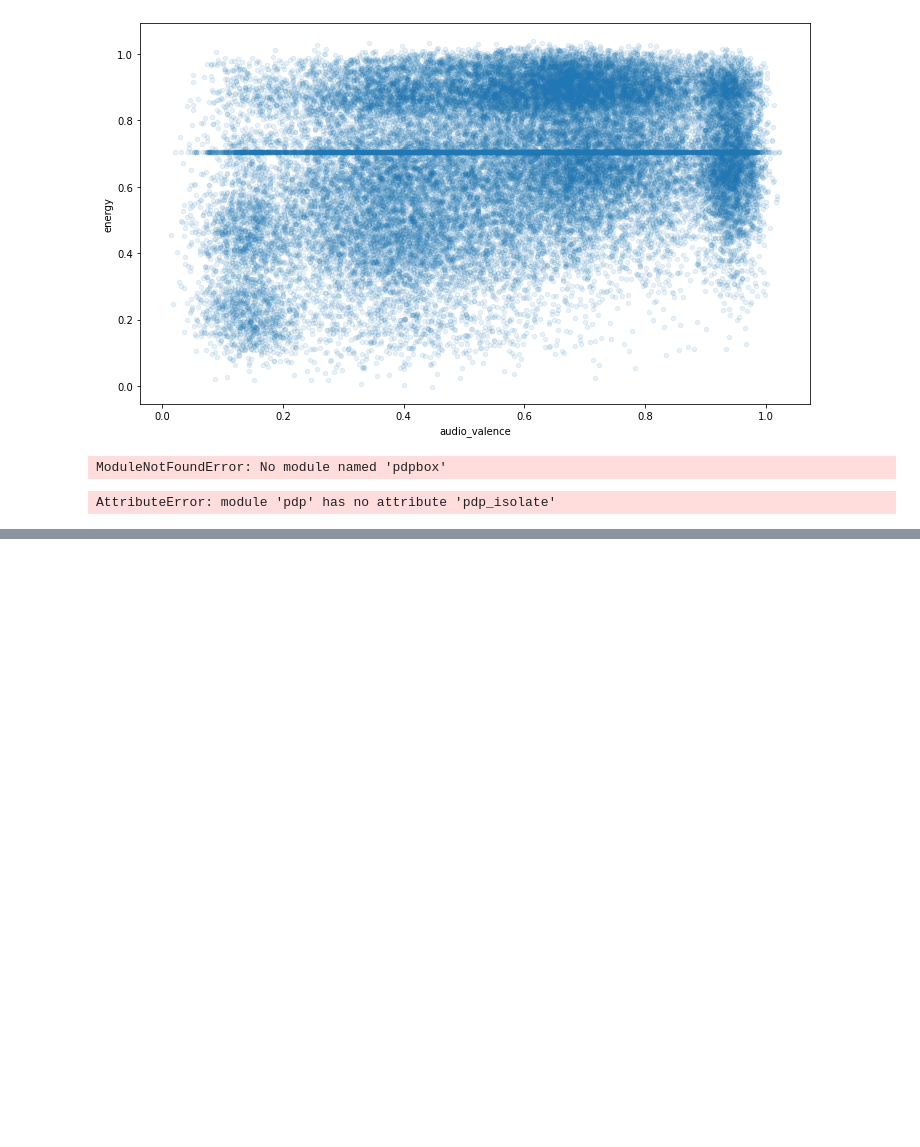
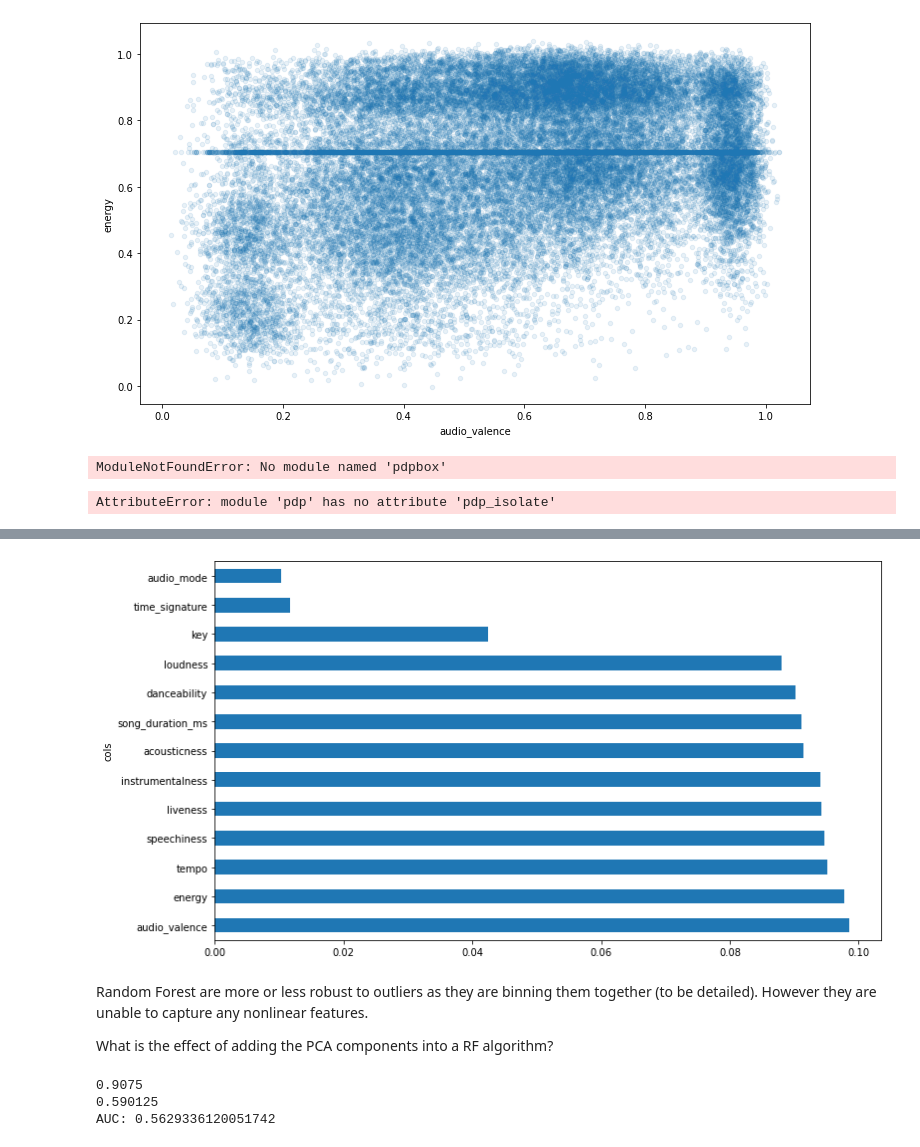
Before and after one commit to berlemontkevin/FrenchNeurons_SongPopularityPrediction, a Jupyter notebook: predicitve_algorithms/random-forest-exploration.ipynb, the cells around one changed output, grey strips where cells are left out. Cells and saved outputs as stored; diff of their text form; code cells hidden in the pictures; blank space fills up the shorter version.

Commit message:
First submission - RF balanced subsample

```diff
--- a/predicitve_algorithms/random-forest-exploration.ipynb
+++ b/predicitve_algorithms/random-forest-exploration.ipynb
@@ -119,0 +148,24 @@ AttributeError: module 'pdp' has no attribute 'pdp_isolate'
+# %%
+train = pd.read_csv('../raw_data/train.csv', index_col = 0)
+test = pd.read_csv('../raw_data/test.csv', index_col = 0)
+
+train['instrumentalness'] = np.log(train['instrumentalness'] + 1)
+useful_cols = [col for col in train.columns if col not in ['id', 'song_popularity']]
+missing_cols = [col for col in train.columns if train[col].isna().sum() > 0]
+cols_dist_missing = [col for col in missing_cols if col not in ['key', 'audio_mode', 'time_signature']]
+cols_mode_missing = [col for col in missing_cols if col in ['key', 'audio_mode', 'time_signature']]
+
+# print(missing_cols)
+for col in cols_dist_missing:
+    # print(col)
+    train[col].fillna(train[col].median(), inplace = True)
+
+for col in cols_mode_missing:
+    # print(col)
+    train[col].fillna(train[col].mode()[0], inplace = True)
+
+X_train, X_valid, y_train, y_valid = train_test_split(train[useful_cols], train['song_popularity'], test_size=0.2, random_state=42)
+# %%
+clf = RandomForestClassifier(n_estimators=100, min_samples_leaf=15, random_state=42, class_weight='balanced')
+# it rebalances the class weights by the inverse of the class frequency
+clf.fit(X_train, y_train)
@@ -119,0 +186,7 @@ AttributeError: module 'pdp' has no attribute 'pdp_isolate'
+# %%
+clf_bcw = RandomForestClassifier(n_estimators=100, min_samples_leaf=15, random_state=42, class_weight='balanced_subsample')
+clf_bcw.fit(X_train, y_train)
+print(clf_bcw.score(X_train, y_train))
+print(clf_bcw.score(X_valid, y_valid))
+LR_AUC = roc_auc_score(y_valid, clf_bcw.predict_proba(X_valid)[:,1])
+print("AUC: " + str(LR_AUC))
@@ -119,0 +197,9 @@ AttributeError: module 'pdp' has no attribute 'pdp_isolate'
+# %%
+from imblearn.ensemble import BalancedRandomForestClassifier
+
+clf_bal = BalancedRandomForestClassifier(n_estimators=100, min_samples_leaf=10, random_state=42)
+clf_bal.fit(X_train, y_train)
+print(clf_bal.score(X_train, y_train))
+print(clf_bal.score(X_valid, y_valid))
+LR_AUC = roc_auc_score(y_valid, clf_bal.predict_proba(X_valid)[:,1])
+print("AUC: " + str(LR_AUC))
@@ -119,0 +214,9 @@ AttributeError: module 'pdp' has no attribute 'pdp_isolate'
+# %%
+fi_bal = rf_feat_importance(clf_bal, X_train)
+plot_fi(fi_bal);
+# %% [output]
+[figure, added]
+# %% [markdown]
+Random Forest are more or less robust to outliers as they are binning them together (to be detailed). However they are unable to capture any nonlinear features.
+
+What is the effect of adding the PCA components into a RF algorithm?
@@ -119,0 +236,11 @@ AttributeError: module 'pdp' has no attribute 'pdp_isolate'
+# %%
+clf_bcw = RandomForestClassifier(n_estimators=100, min_samples_leaf=15, random_state=42, class_weight='balanced_subsample')
+clf_bcw.fit(X_train, y_train)
+print(clf_bcw.score(X_train, y_train))
+print(clf_bcw.score(X_valid, y_valid))
+LR_AUC = roc_auc_score(y_valid, clf_bcw.predict_proba(X_valid)[:,1])
+print("AUC: " + str(LR_AUC))
+# %% [output]
+0.9075
+0.590125
+AUC: 0.5629336120051742
```
Also changed, not shown: parts of 20 cells of this notebook, 1 other file.
